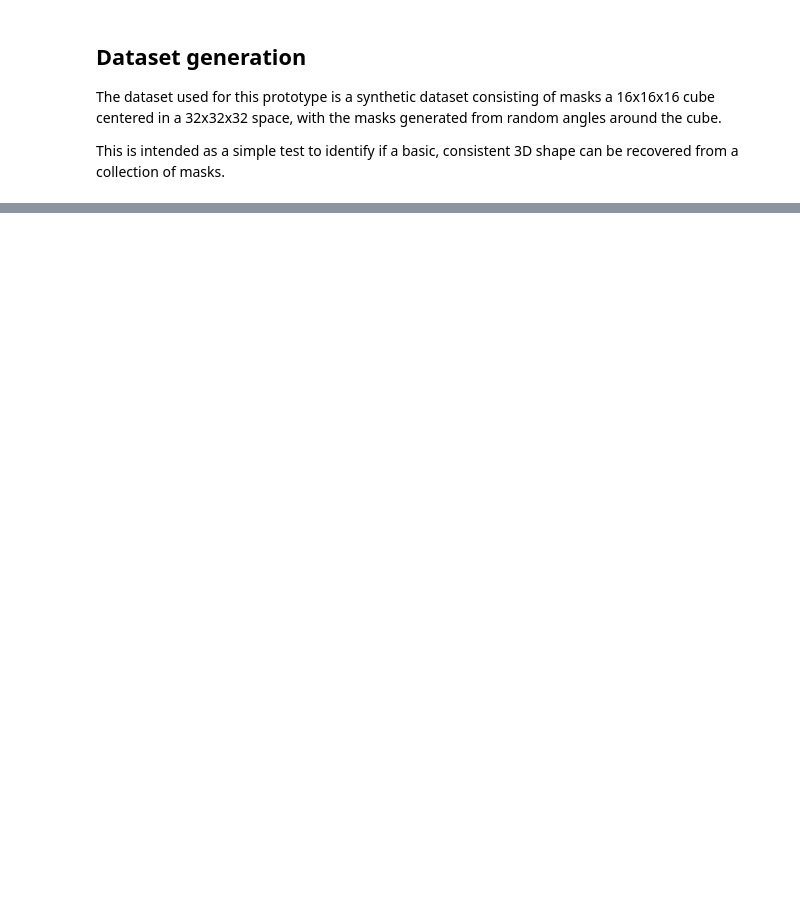
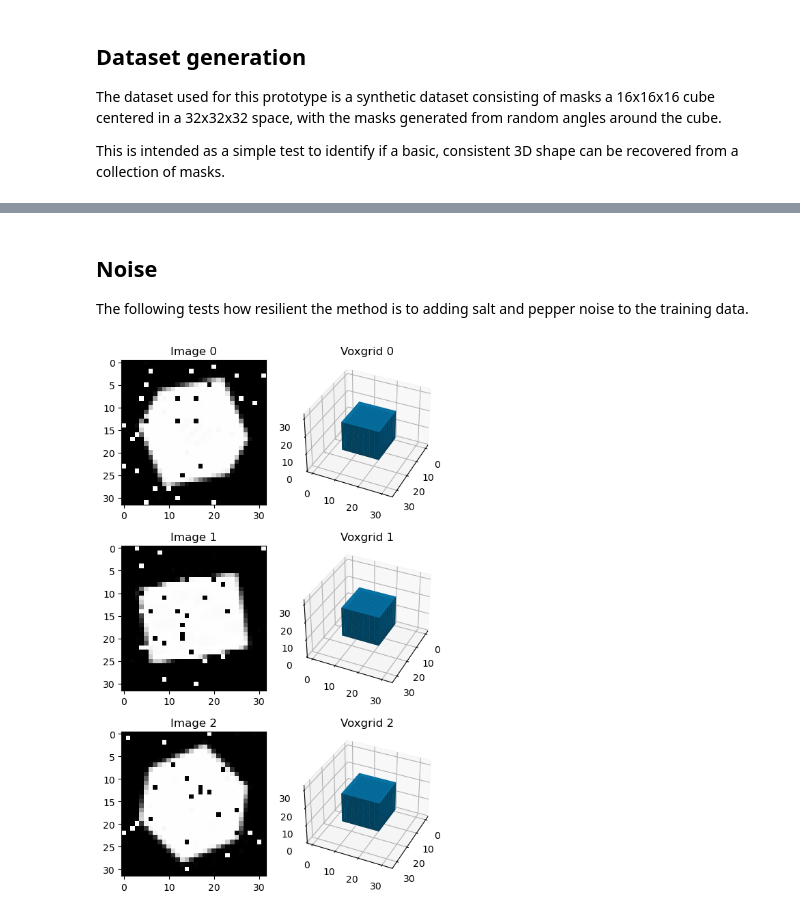
Before and after one commit to xietanu/cell_generation, a Jupyter notebook: cube.ipynb, the cells around one changed output, grey strips where cells are left out. Saved outputs shown, nothing was run; the diff lists cells and outputs as text; code cells hidden in the pictures; blank space fills up the shorter version.

```diff
--- a/cube.ipynb
+++ b/cube.ipynb
@@ -245,0 +298,27 @@ Model models/cube_gan_4.pt is loaded from epoch 40 , loss 1.2214
+# %% [markdown]
+## Noise
+
+The following tests how resilient the method is to adding salt and pepper noise to the training data.
+# %%
+
+train_dataset_5_noise = datasets.synth.Cuboid(SIDE_RANGE, SPACE_SIZE, 1000, train=True, noise=0.05)
+val_dataset_5_noise = datasets.synth.Cuboid(SIDE_RANGE, SPACE_SIZE, 100, noise=0.05)
+
+train_loader_5_noise = torch.utils.data.DataLoader(
+    train_dataset_5_noise, batch_size=BATCH_SIZE, shuffle=True
+)
+val_loader_5_noise = torch.utils.data.DataLoader(val_dataset_5_noise, batch_size=BATCH_SIZE)
+
+display.grid(
+    [
+        [
+            metaimage.Mask(train_dataset_5_noise[i][0], title=f"Image {i}"),
+            voxgrid.VoxGrid(train_dataset_5_noise[i][1][1], title=f"Voxgrid {i}"),
+        ]
+        for i in range(3)
+    ],
+    figsize=(6, 10),
+)
+display.show()
+# %% [output]
+[figure, added]
```
Also changed, not shown: parts of 27 cells of this notebook.
